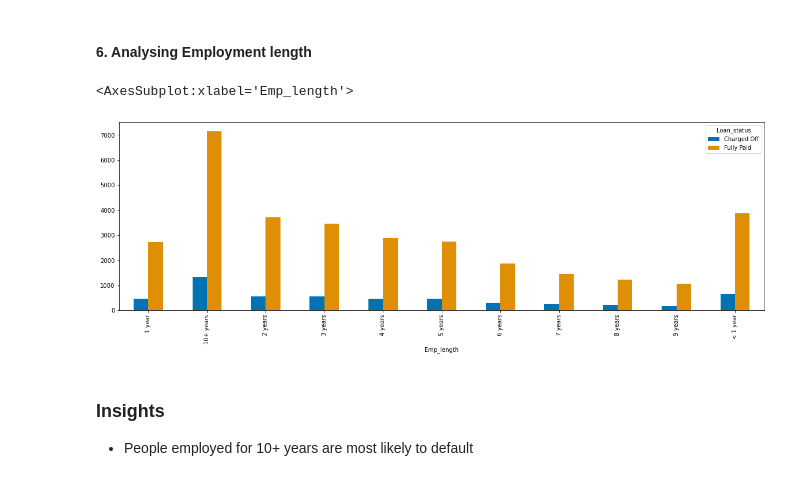
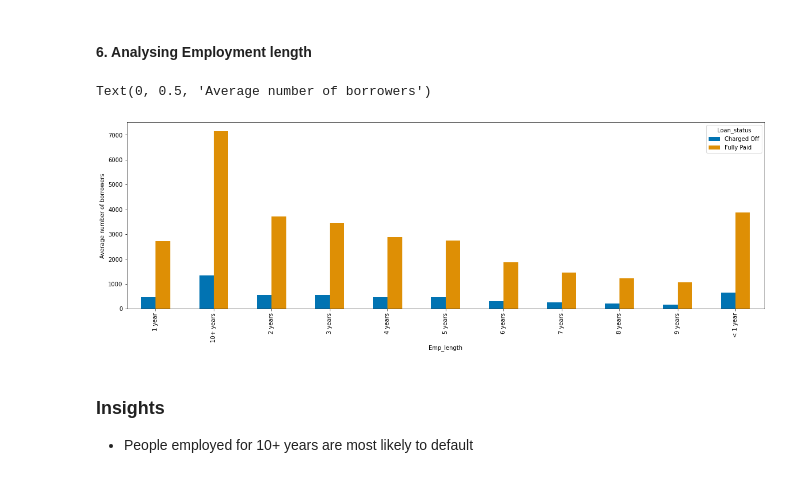
Before and after one commit to shweta-jain2022/lending_club_case_study, a Jupyter notebook: Lending club case study.ipynb, the cells around one changed output. Cells and saved outputs as stored; diff of their text form; code cells hidden in the pictures.

```diff
--- a/Lending club case study.ipynb
+++ b/Lending club case study.ipynb
@@ -546,9 +518,10 @@ sns.countplot(x = 'Grade', order = ['A', 'B', 'C', 'D', 'E', 'F', 'G'] , hue = '
 #### 6. Analysing Employment length
 # %%
 pd.crosstab(df.Emp_length,df.Loan_status).plot(kind = "bar",figsize=(20,6))
+plt.ylabel("Average number of borrowers")
 # %% [output]
-<AxesSubplot:xlabel='Emp_length'>
+Text(0, 0.5, 'Average number of borrowers')
-[figure, old version]
+[figure, new version]
 # %% [markdown]
 ### Insights
 -  People employed for 10+ years are most likely to default
```
Also changed, not shown: parts of 15 cells of this notebook, 1 other file.
